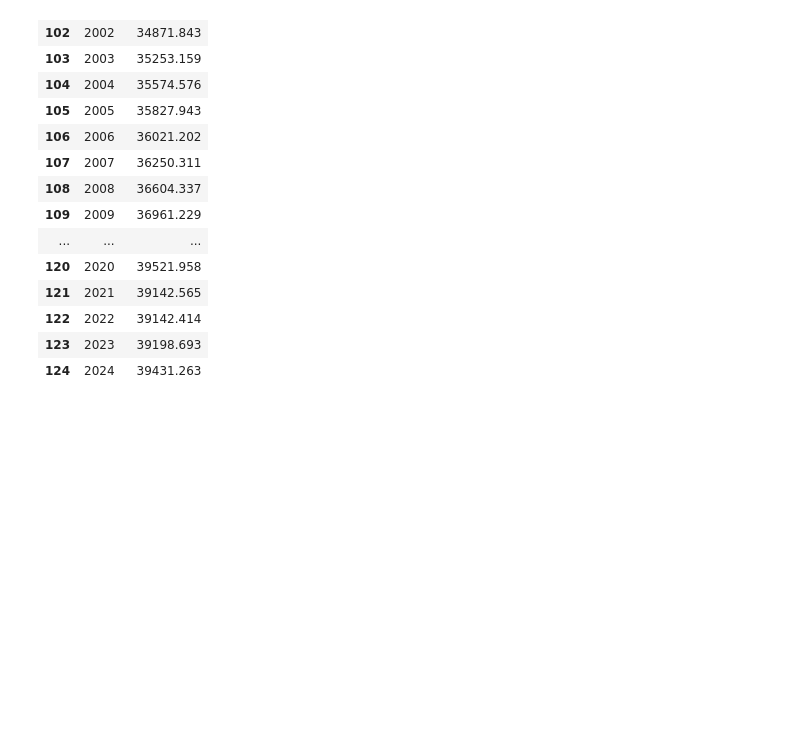
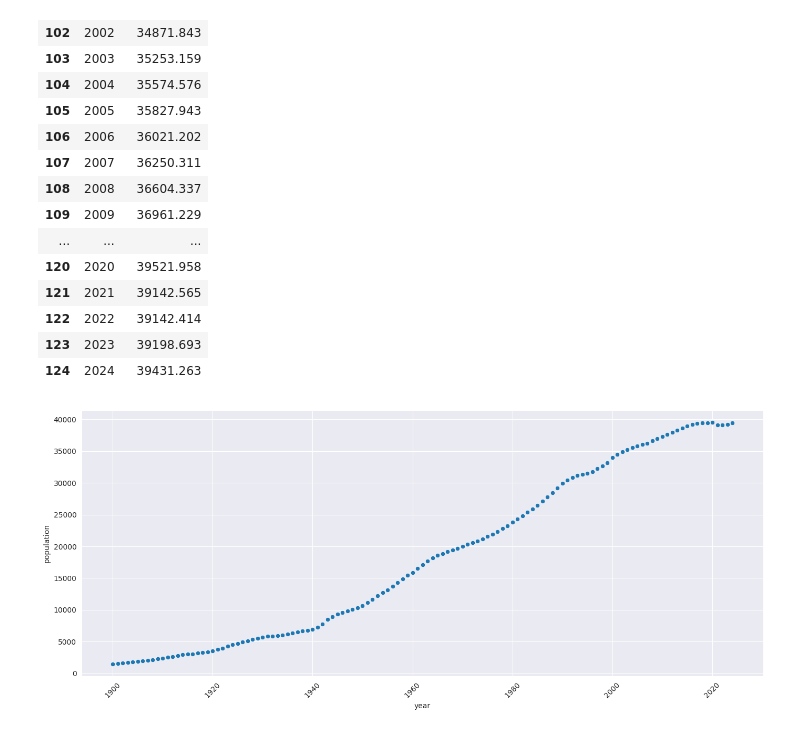
Before and after one commit to alvaroEspinozaMerida/CA_Housing_Analysis, a Jupyter notebook: src/ca_pop_EDA.ipynb, the cells around one changed output. Drawn from its saved outputs; the diff is of its cells as text; code cells hidden in the pictures; blank space fills up the shorter version.

Commit message:
added scatter plot for population

```diff
--- a/src/ca_pop_EDA.ipynb
+++ b/src/ca_pop_EDA.ipynb
@@ -50,7 +50,7 @@ df["year"] =  pd.to_datetime(df["year"], format='mixed')
 df["year"] = df["year"].dt.year
 df["population"] = df["population"].astype(float)
 # %%
-df = df[df["year"] > 1999]
+# df = df[df["year"] > 1999]
 # %%
 df
 # %% [output]
@@ -71,5 +71,15 @@ df
 | 122 | 2022 | 39142.414 |
 | 123 | 2023 | 39198.693 |
 | 124 | 2024 | 39431.263 |
+# %%
+plt.figure(figsize=(14,6))
+sns.scatterplot(data = df, x = "year", y ="population")
+ax = plt.gca()
+
+plt.xticks(rotation=45)
+plt.tight_layout()
+plt.show()
+# %% [output]
+[figure, added]
 # %%
 df.to_csv("population_clean.csv", index=False, header=True, sep=",")
```
